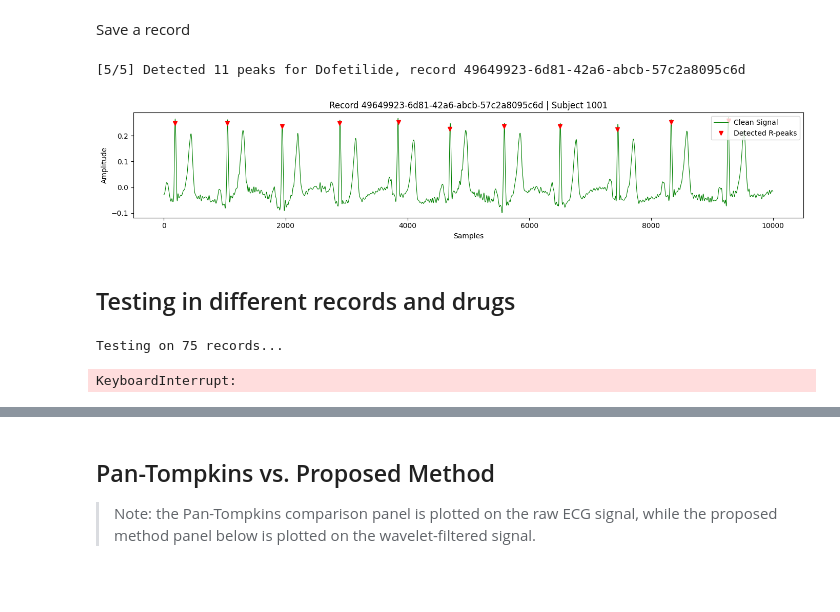
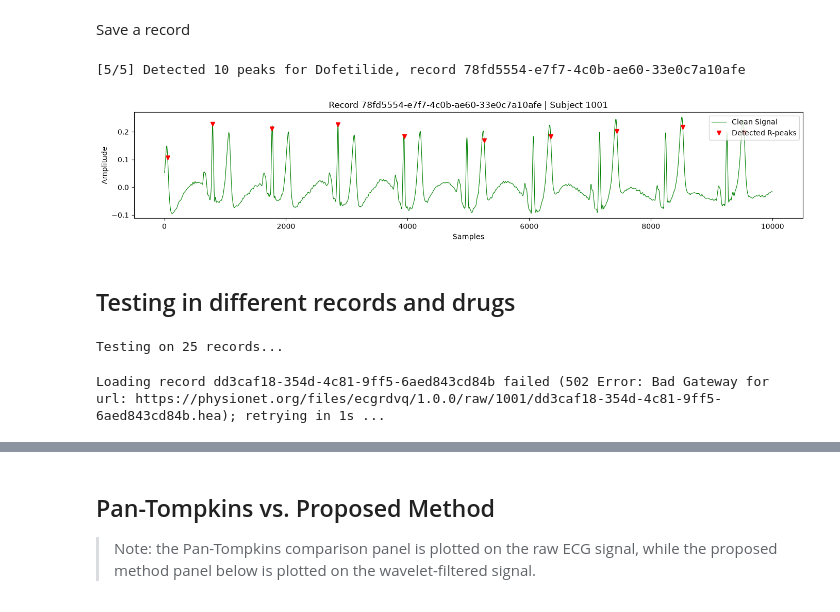
Before and after one commit to iomullony/R-Peaks, a Jupyter notebook: ECGRDVQ results.ipynb, the cells around one changed output, grey strips where cells are left out. Drawn from its saved outputs; the diff is of its cells as text; code cells hidden in the pictures.

```diff
--- a/ECGRDVQ results.ipynb
+++ b/ECGRDVQ results.ipynb
@@ -199,60 +228,49 @@ fs is 1000.0
 Save a record
 # %%
 # Save a record
-ecg_sig, fs, rec_id, subj_id = load_ecgrdvq_record(clinical_df, "Dofetilide", record_idx=0)
+ecg_sig, fs, rec_id, subj_id = load_ecgrdvq_record(clinical_df, "Dofetilide", record_idx=4)
 
 detector = RPeakDetector(fs=fs)
 clean_sig, detected_peaks = detector.detect(ecg_sig)
 
 print(f"[{i+1}/{num_records_to_test}] Detected {len(detected_peaks)} peaks for {drug}, record {rec_id}")
 
 plot_limit = 10000  # Plot first 10,000 samples (~10 seconds)
 
 plt.figure(figsize=(14, 3))
 
 plt.plot(clean_sig[:plot_limit], 'green', linewidth=0.8, label="Clean Signal")
 
 visible_peaks = detected_peaks[detected_peaks < plot_limit]
 plt.plot(visible_peaks, clean_sig[visible_peaks], 'rv', label="Detected R-peaks")
 
 plt.title(f"Record {rec_id} | Subject {subj_id}")
 plt.legend(loc="upper right")
 plt.ylabel("Amplitude")
 plt.xlabel("Samples")
 plt.tight_layout()
 plt.show()
 
 np.savez("../ECG Feature Extraction/rpeak_results.npz",
     ecg_raw=ecg_sig,
     ecg_clean=clean_sig,
     r_peaks=detected_peaks,
     fs=fs,
     drug="Dofetilide",
     record_id=rec_id
 )
 # %% [output]
-[5/5] Detected 11 peaks for Dofetilide, record 49649923-6d81-42a6-abcb-57c2a8095c6d
+[5/5] Detected 10 peaks for Dofetilide, record 78fd5554-e7f7-4c0b-ae60-33e0c7a10afe
-[figure, old version]
+[figure, new version]
 # %% [markdown]
 ## Testing in different records and drugs
 # %%
-# 1. Load the clinical data
-csv_url = "https://physionet.org/files/ecgrdvq/1.0.0/SCR-002.Clinical.Data.csv"
-
-# Use requests with a User-Agent header to mimic a browser
-headers = {'User-Agent': 'Mozilla/5.0'}
-response = requests.get(csv_url, headers=headers)
-
-# Check if the request was successful
-if response.status_code == 200:
-    # Wrap the text content in a StringIO object so pandas can read it like a file
-    clinical_df = pd.read_csv(io.StringIO(response.text))
-else:
-    raise Exception(f"Failed to download data: Status code {response.status_code}")
+# Reuse the retrying loader and the clinical table loaded in the previous cell.
+clinical_df = fetch_clinical_data() if "clinical_df" not in globals() else clinical_df
 
 # 2. Create a convenience sample (Max 5 records per drug category)
 # Note: this is a convenience sample (first 5 records per drug), not a randomized sample.
-convenience_df = clinical_df.groupby("EXTRT").head(15).reset_index(drop=True)
+convenience_df = clinical_df.groupby("EXTRT").head(5).reset_index(drop=True)
 print(f"Testing on {len(convenience_df)} records...")
 
 # 3. Setup
@@ -263,12 +281,7 @@ for index, row in tqdm(convenience_df.iterrows(), total=len(convenience_df)):
         subject_id = str(int(row["RANDID"]))
         record_id = row["EGREFID"]
         drug = row["EXTRT"]
-        pn_dir = f"ecgrdvq/1.0.0/raw/{subject_id}/"
-
-        # Stream the record
-        record = wfdb.rdrecord(record_id, pn_dir=pn_dir)
-        ecg_sig = record.p_signal[:, 0].astype(float)
-        fs = float(record.fs)
+        ecg_sig, fs, record_id, subject_id = load_ecgrdvq_record_row(row)
         duration_sec = len(ecg_sig) / fs
         detector = RPeakDetector(fs=fs)
 
@@ -296,8 +309,8 @@ for index, row in tqdm(convenience_df.iterrows(), total=len(convenience_df)):
     except Exception as e:
         print(f"Failed processing {record_id}: {e}")
 # %% [output]
-Testing on 75 records...
+Testing on 25 records...
-KeyboardInterrupt:
+Loading record dd3caf18-354d-4c81-9ff5-6aed843cd84b failed (502 Error: Bad Gateway for url: https://physionet.org/files/ecgrdvq/1.0.0/raw/1001/dd3caf18-354d-4c81-9ff5-6aed843cd84b.hea); retrying in 1s ...
 # %%
 results_df = pd.DataFrame(results)
 
```
Also changed, not shown: parts of 10 cells of this notebook, 4 other files.
